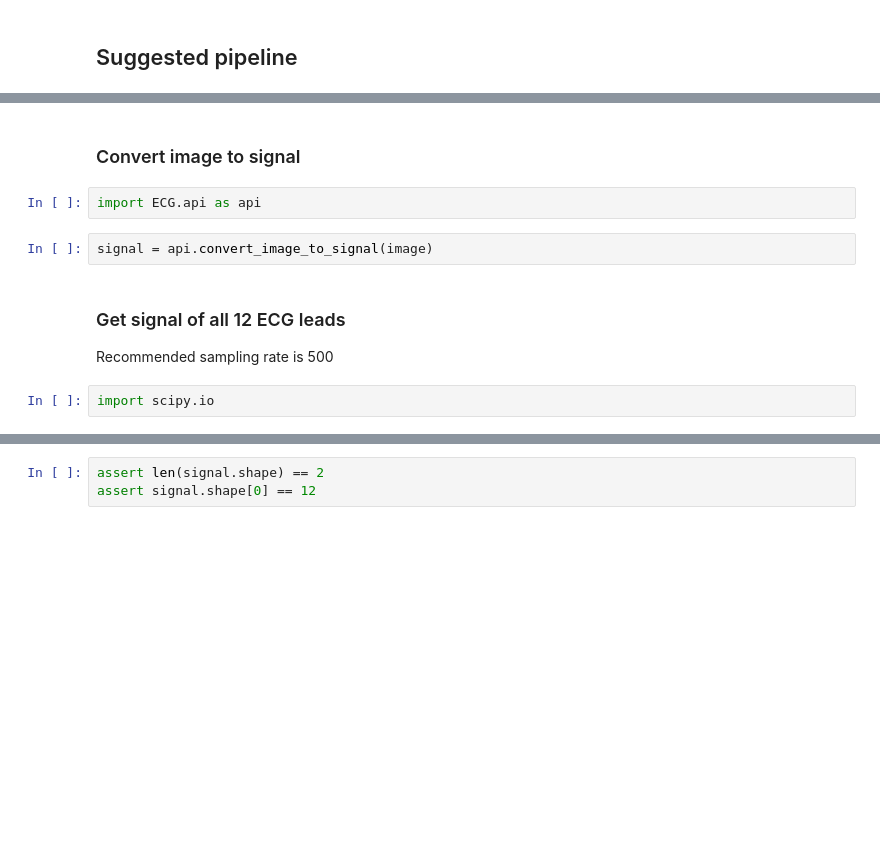
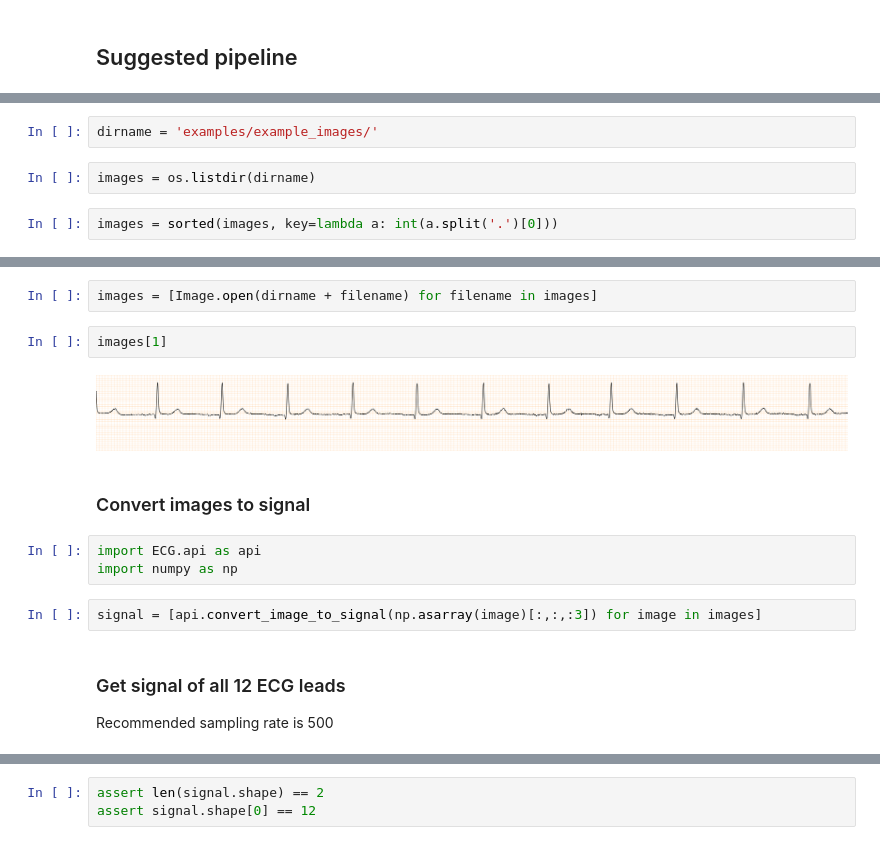
Before and after one commit to aimclub/ECG, a Jupyter notebook: examples/intro_to_ECG.ipynb, the cells around one changed output, grey strips where cells are left out. Saved outputs shown, nothing was run; the diff lists cells and outputs as text; blank space fills up the shorter version.

```diff
--- a/examples/intro_to_ECG.ipynb
+++ b/examples/intro_to_ECG.ipynb
@@ -18,0 +14,6 @@ image
+# %%
+dirname = 'examples/example_images/'
+# %%
+images = os.listdir(dirname)
+# %%
+images = sorted(images, key=lambda a: int(a.split('.')[0]))
@@ -19,11 +35,16 @@ image
+# %%
+images = [Image.open(dirname + filename) for filename in images]
+# %%
+images[1]
+# %% [output]
+[figure, added]
 # %% [markdown]
-### Convert image to signal
+### Convert images to signal
 # %%
 import ECG.api as api
+import numpy as np
 # %%
-signal = api.convert_image_to_signal(image)
+signal = [api.convert_image_to_signal(np.asarray(image)[:,:,:3]) for image in images]
 # %% [markdown]
 ### Get signal of all 12 ECG leads
 Recommended sampling rate is 500
-# %%
-import scipy.io
```
Also changed, not shown: parts of 16 cells of this notebook, 16 other files.
